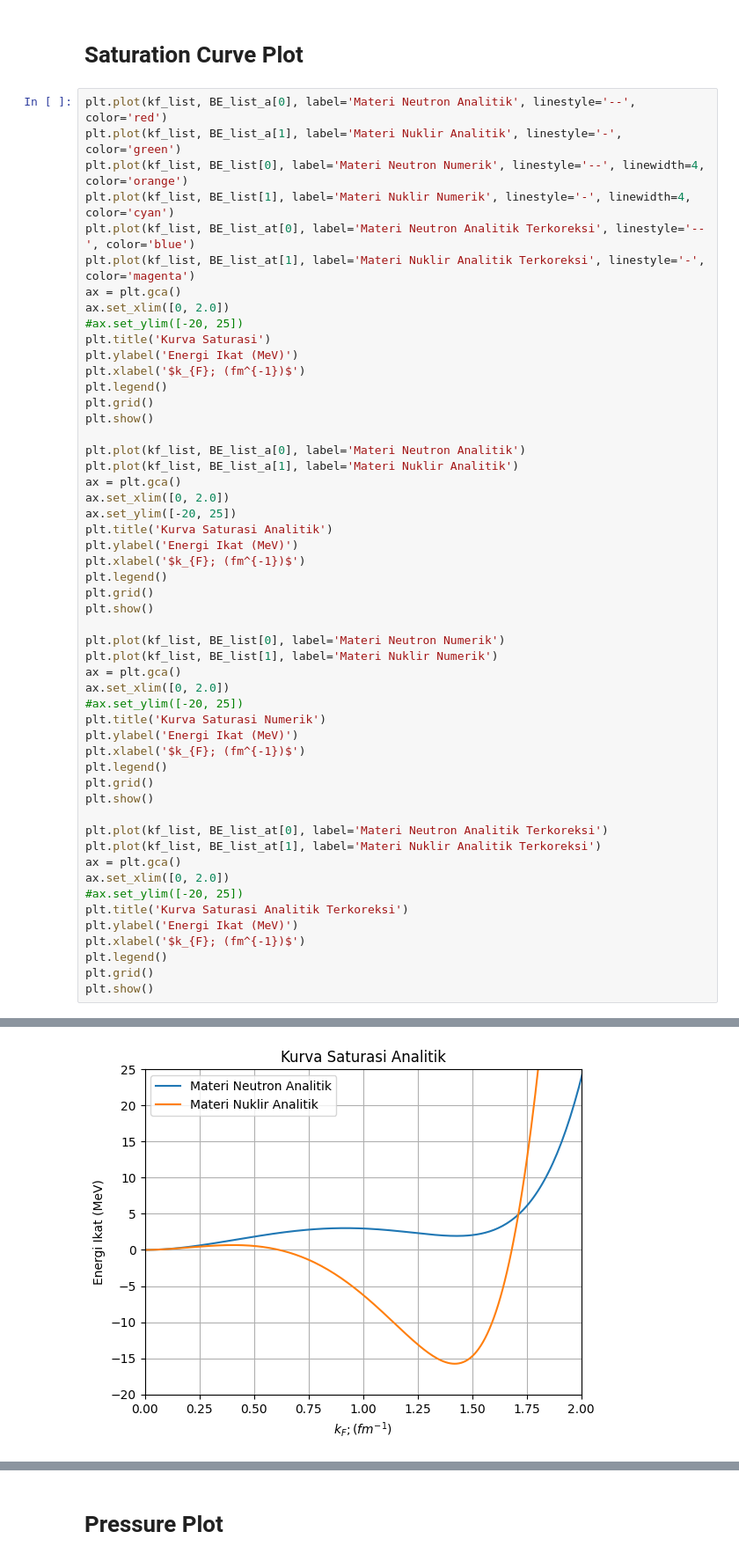
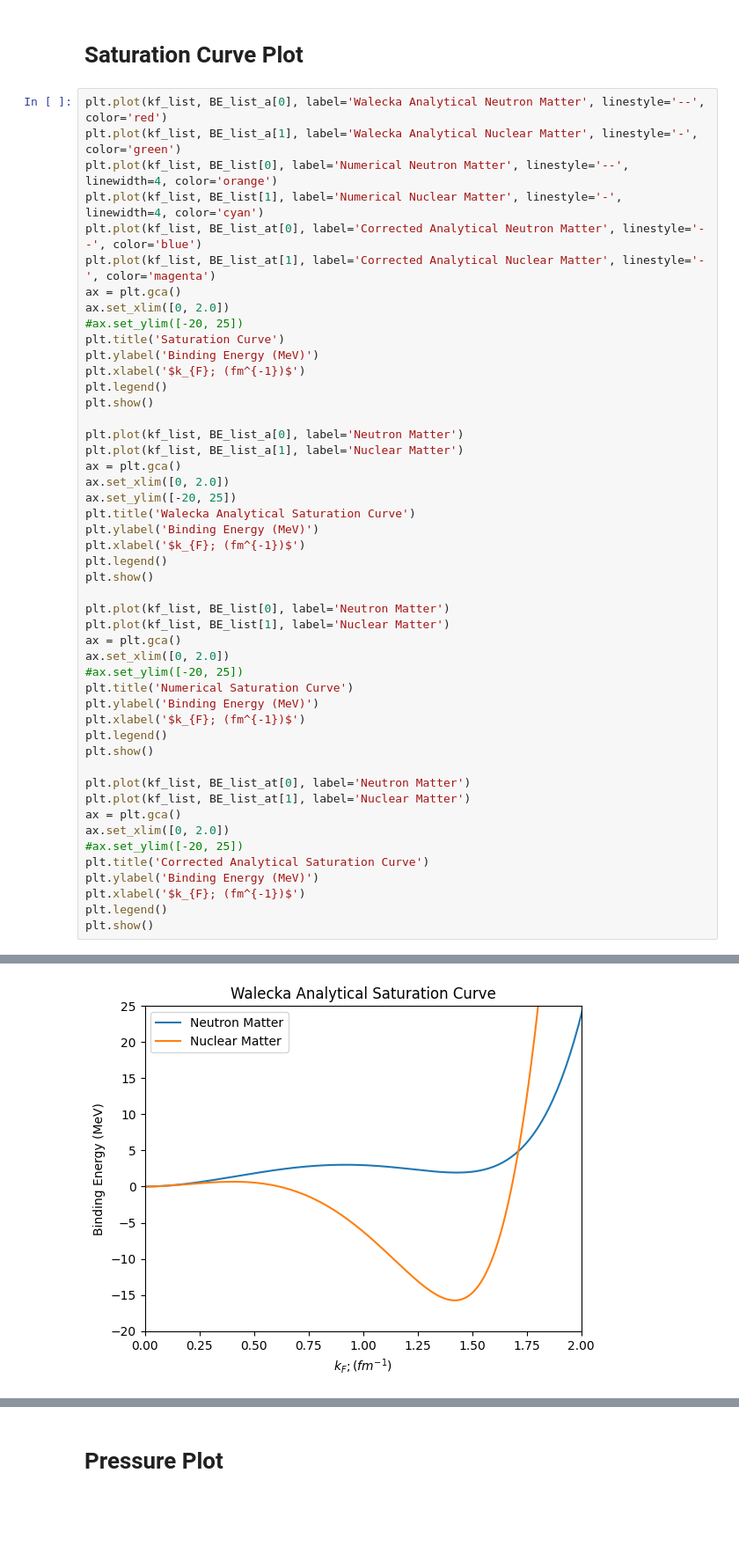
Before and after one commit to ghitha-rahiemy/Modified-Numerical-QHD-effective-mass, a Jupyter notebook: Modified_QHD_I_Numerical_Integration_english.ipynb, the cells around one changed output, grey strips where cells are left out. Shown at 88% size. Saved outputs shown, nothing was run; the diff lists cells and outputs as text; blank space fills up the shorter version.

```diff
--- a/Modified_QHD_I_Numerical_Integration_english.ipynb
+++ b/Modified_QHD_I_Numerical_Integration_english.ipynb
@@ -379,55 +376,51 @@ plt.show()
 # %% [markdown]
 # Saturation Curve Plot
 # %%
-plt.plot(kf_list, BE_list_a[0], label='Materi Neutron Analitik', linestyle='--', color='red')
-plt.plot(kf_list, BE_list_a[1], label='Materi Nuklir Analitik', linestyle='-', color='green')
-plt.plot(kf_list, BE_list[0], label='Materi Neutron Numerik', linestyle='--', linewidth=4, color='orange')
-plt.plot(kf_list, BE_list[1], label='Materi Nuklir Numerik', linestyle='-', linewidth=4, color='cyan')
-plt.plot(kf_list, BE_list_at[0], label='Materi Neutron Analitik Terkoreksi', linestyle='--', color='blue')
-plt.plot(kf_list, BE_list_at[1], label='Materi Nuklir Analitik Terkoreksi', linestyle='-', color='magenta')
+plt.plot(kf_list, BE_list_a[0], label='Walecka Analytical Neutron Matter', linestyle='--', color='red')
+plt.plot(kf_list, BE_list_a[1], label='Walecka Analytical Nuclear Matter', linestyle='-', color='green')
+plt.plot(kf_list, BE_list[0], label='Numerical Neutron Matter', linestyle='--', linewidth=4, color='orange')
+plt.plot(kf_list, BE_list[1], label='Numerical Nuclear Matter', linestyle='-', linewidth=4, color='cyan')
+plt.plot(kf_list, BE_list_at[0], label='Corrected Analytical Neutron Matter', linestyle='--', color='blue')
+plt.plot(kf_list, BE_list_at[1], label='Corrected Analytical Nuclear Matter', linestyle='-', color='magenta')
 ax = plt.gca()
 ax.set_xlim([0, 2.0])
 #ax.set_ylim([-20, 25])
-plt.title('Kurva Saturasi')
-plt.ylabel('Energi Ikat (MeV)')
+plt.title('Saturation Curve')
+plt.ylabel('Binding Energy (MeV)')
 plt.xlabel('$k_{F}; (fm^{-1})$')
 plt.legend()
-plt.grid()
 plt.show()
 
-plt.plot(kf_list, BE_list_a[0], label='Materi Neutron Analitik')
-plt.plot(kf_list, BE_list_a[1], label='Materi Nuklir Analitik')
+plt.plot(kf_list, BE_list_a[0], label='Neutron Matter')
+plt.plot(kf_list, BE_list_a[1], label='Nuclear Matter')
 ax = plt.gca()
 ax.set_xlim([0, 2.0])
 ax.set_ylim([-20, 25])
-plt.title('Kurva Saturasi Analitik')
-plt.ylabel('Energi Ikat (MeV)')
+plt.title('Walecka Analytical Saturation Curve')
+plt.ylabel('Binding Energy (MeV)')
 plt.xlabel('$k_{F}; (fm^{-1})$')
 plt.legend()
-plt.grid()
 plt.show()
 
-plt.plot(kf_list, BE_list[0], label='Materi Neutron Numerik')
-plt.plot(kf_list, BE_list[1], label='Materi Nuklir Numerik')
+plt.plot(kf_list, BE_list[0], label='Neutron Matter')
+plt.plot(kf_list, BE_list[1], label='Nuclear Matter')
 ax = plt.gca()
 ax.set_xlim([0, 2.0])
 #ax.set_ylim([-20, 25])
-plt.title('Kurva Saturasi Numerik')
-plt.ylabel('Energi Ikat (MeV)')
+plt.title('Numerical Saturation Curve')
+plt.ylabel('Binding Energy (MeV)')
 plt.xlabel('$k_{F}; (fm^{-1})$')
 plt.legend()
-plt.grid()
 plt.show()
 
-plt.plot(kf_list, BE_list_at[0], label='Materi Neutron Analitik Terkoreksi')
-plt.plot(kf_list, BE_list_at[1], label='Materi Nuklir Analitik Terkoreksi')
+plt.plot(kf_list, BE_list_at[0], label='Neutron Matter')
+plt.plot(kf_list, BE_list_at[1], label='Nuclear Matter')
 ax = plt.gca()
 ax.set_xlim([0, 2.0])
 #ax.set_ylim([-20, 25])
-plt.title('Kurva Saturasi Analitik Terkoreksi')
-plt.ylabel('Energi Ikat (MeV)')
+plt.title('Corrected Analytical Saturation Curve')
+plt.ylabel('Binding Energy (MeV)')
 plt.xlabel('$k_{F}; (fm^{-1})$')
 plt.legend()
-plt.grid()
 plt.show()
 # %% [output]
@@ -435 +428 @@ plt.show()
-[figure, old version]
+[figure, new version]
```
Also changed, not shown: parts of 9 cells of this notebook.
